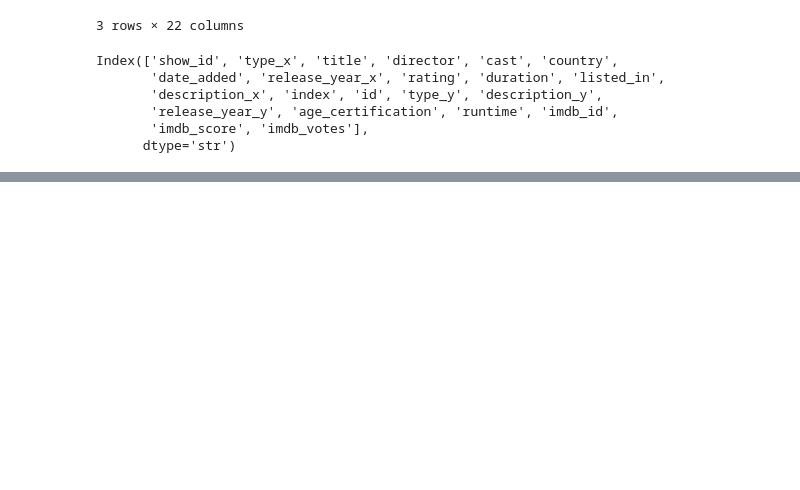
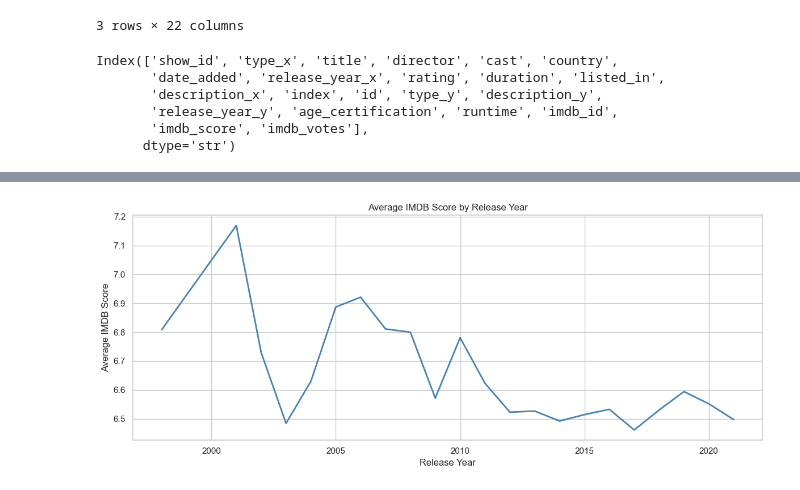
Before and after one commit to elif-aksy/netflix-success-prediction-dsa210termproject, a Jupyter notebook: notebooks/eda.ipynb, the cells around one changed output, grey strips where cells are left out. Cells and saved outputs as stored; diff of their text form; code cells hidden in the pictures; blank space fills up the shorter version.

```diff
--- a/notebooks/eda.ipynb
+++ b/notebooks/eda.ipynb
@@ -111,0 +213,14 @@ print(df.shape)
+# %%
+#release year trends
+yearly = df.groupby('release_year')['imdb_score'].agg(['mean', 'count']).reset_index()
+yearly = yearly[yearly['count'] >= 10]  # en az 10 içerik olan yıllar
+
+plt.figure(figsize=(12, 5))
+sns.lineplot(data=yearly, x='release_year', y='mean', color='steelblue', linewidth=2)
+plt.title('Average IMDB Score by Release Year')
+plt.xlabel('Release Year')
+plt.ylabel('Average IMDB Score')
+plt.tight_layout()
+plt.show()
+# %% [output]
+[figure, added]
```
Also changed, not shown: parts of 18 cells of this notebook.
